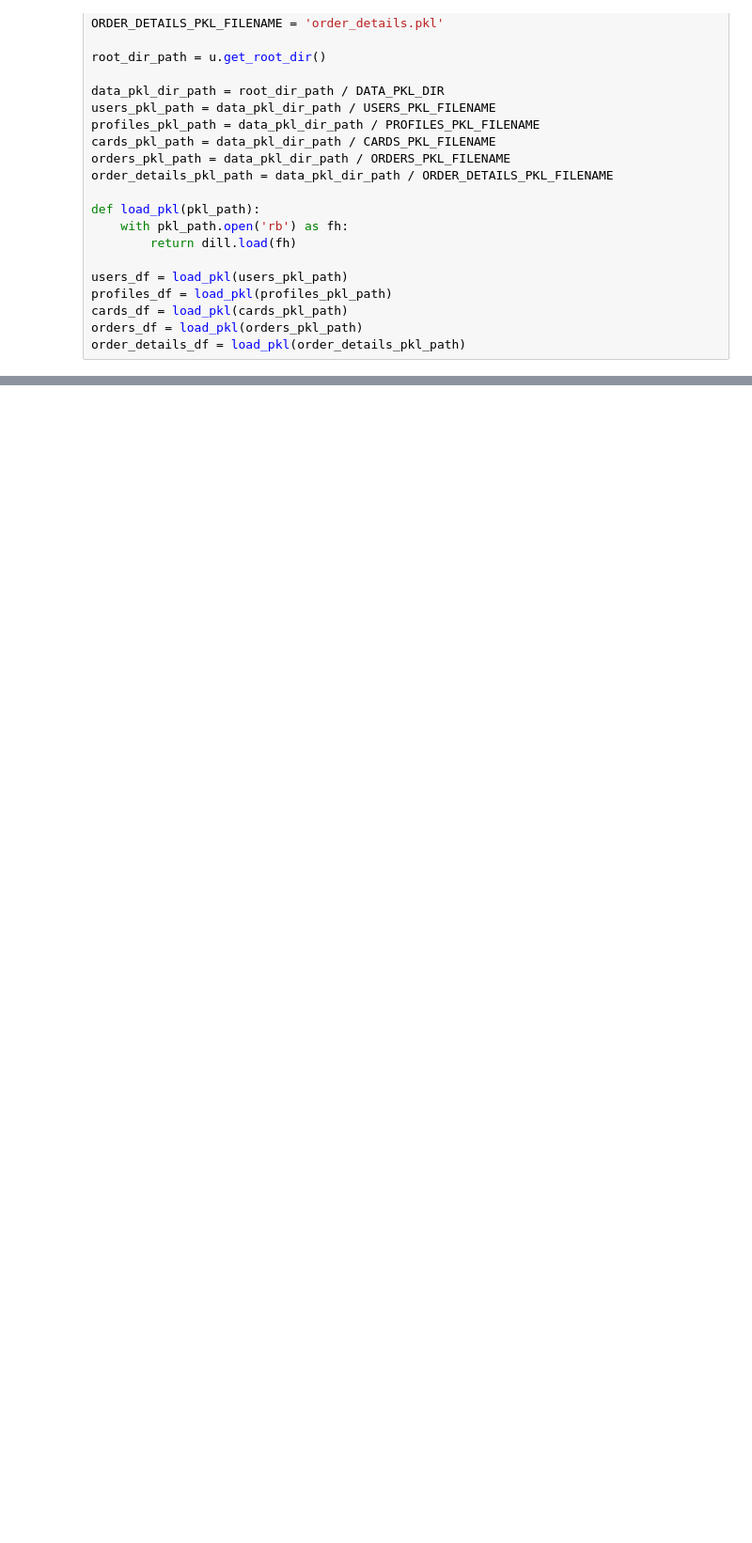
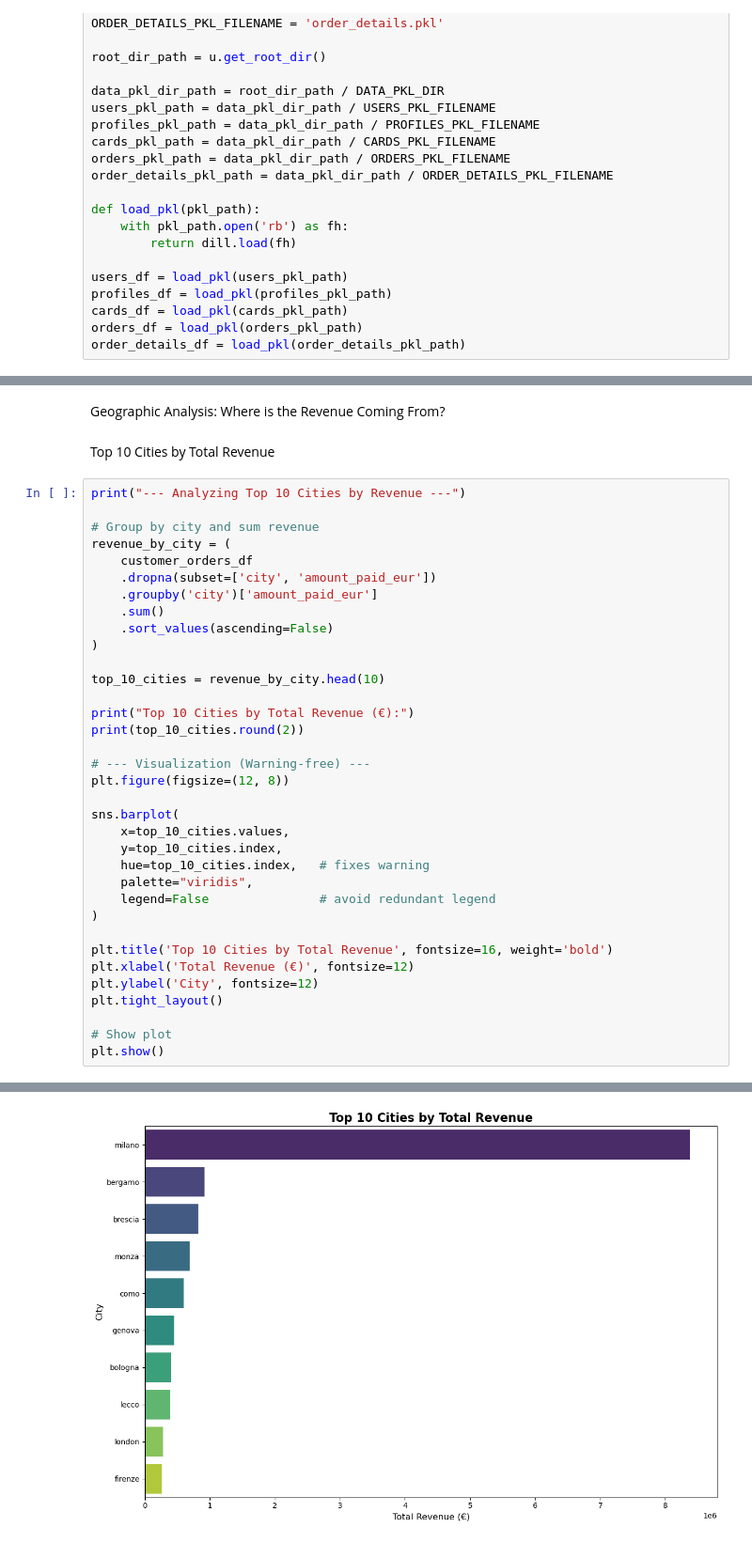
Before and after one commit to F4rab1/Marketing_Analytics, a Jupyter notebook: notebooks/02_data_analysis.ipynb, the cells around one changed output, grey strips where cells are left out. Shown: that part at 94% size. Drawn from its saved outputs; the diff is of its cells as text; blank space fills up the shorter version.

```diff
--- a/notebooks/02_data_analysis.ipynb
+++ b/notebooks/02_data_analysis.ipynb
@@ -53,0 +73,40 @@ display(users_df.head())
+# %% [markdown]
+ Geographic Analysis: Where is the Revenue Coming From?
+# %% [markdown]
+Top 10 Cities by Total Revenue
+# %%
+print("--- Analyzing Top 10 Cities by Revenue ---")
+
+# Group by city and sum revenue
+revenue_by_city = (
+    customer_orders_df
+    .dropna(subset=['city', 'amount_paid_eur'])
+    .groupby('city')['amount_paid_eur']
+    .sum()
+    .sort_values(ascending=False)
+)
+
+top_10_cities = revenue_by_city.head(10)
+
+print("Top 10 Cities by Total Revenue (€):")
+print(top_10_cities.round(2))
+
+# --- Visualization (Warning-free) ---
+plt.figure(figsize=(12, 8))
+
+sns.barplot(
+    x=top_10_cities.values,
+    y=top_10_cities.index,
+    hue=top_10_cities.index,   # fixes warning
+    palette="viridis",
+    legend=False               # avoid redundant legend
+)
+
+plt.title('Top 10 Cities by Total Revenue', fontsize=16, weight='bold')
+plt.xlabel('Total Revenue (€)', fontsize=12)
+plt.ylabel('City', fontsize=12)
+plt.tight_layout()
+
+# Show plot
+plt.show()
+# %% [output]
@@ -53,0 +127 @@ display(users_df.head())
+[figure, added]
```
Also changed, not shown: parts of 26 cells of this notebook, 14 other files.
